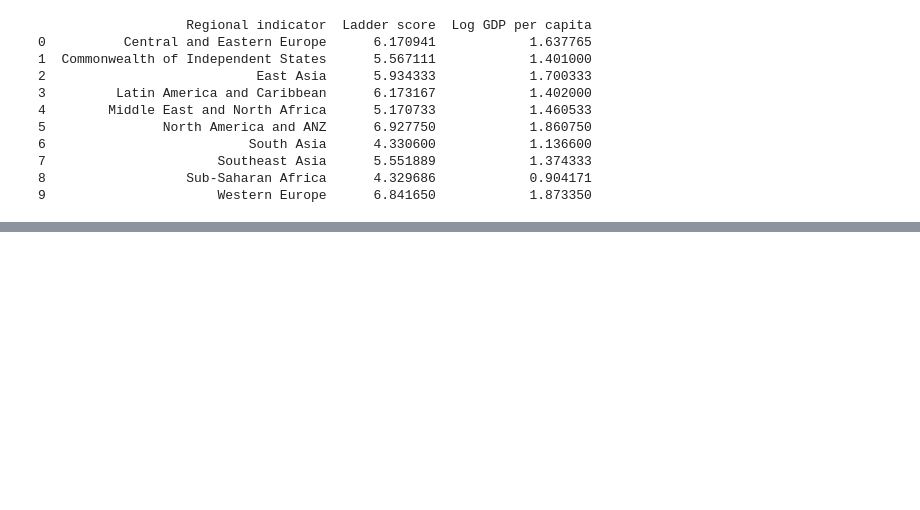
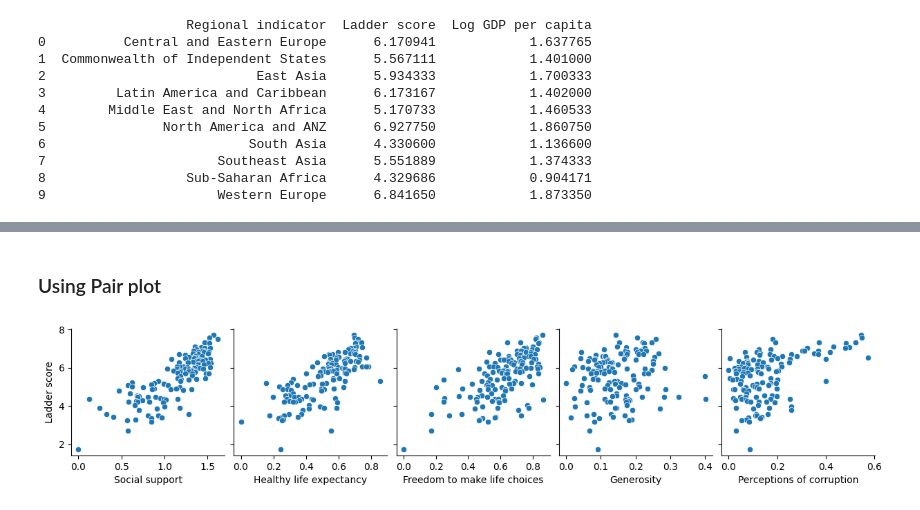
Before and after one commit to ibtj21/PRODIGY_DS_02, a Jupyter notebook: Task02.ipynb, the cells around one changed output, grey strips where cells are left out. Saved outputs shown, nothing was run; the diff lists cells and outputs as text; code cells hidden in the pictures; blank space fills up the shorter version.

```diff
--- a/Task02.ipynb
+++ b/Task02.ipynb
@@ -572,0 +748,22 @@ While the relationship may not be strictly linear and is influenced by various f
+# %% [markdown]
+### Using Pair plot
+# %%
+import seaborn as sns
+import matplotlib.pyplot as plt
+
+# Assuming df_happiness_cleaned is your DataFrame
+# Select only the Ladder Score and the other variables of interest
+variables_of_interest = ['Ladder score', 'Social support',
+                         'Healthy life expectancy', 'Freedom to make life choices',
+                         'Generosity', 'Perceptions of corruption']
+
+# Create a new DataFrame with just the Ladder score and the other variables
+df_ladder_only = df_happiness_cleaned[variables_of_interest]
+
+# Create a pairplot focusing on Ladder score against the other variables
+sns.pairplot(df_ladder_only, x_vars=variables_of_interest[1:], y_vars=['Ladder score'])
+
+# Show the plot
+plt.show()
+# %% [output]
+[figure, added]
```
Also changed, not shown: parts of 23 cells of this notebook.
